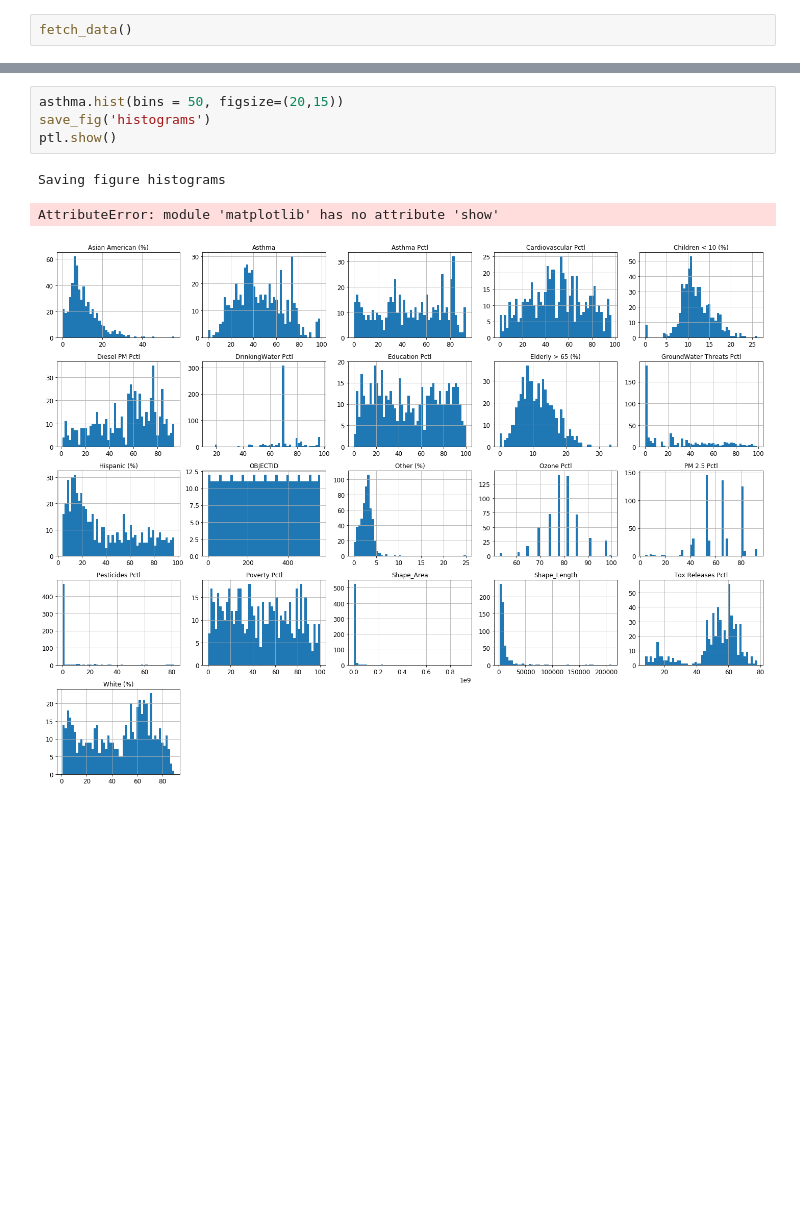
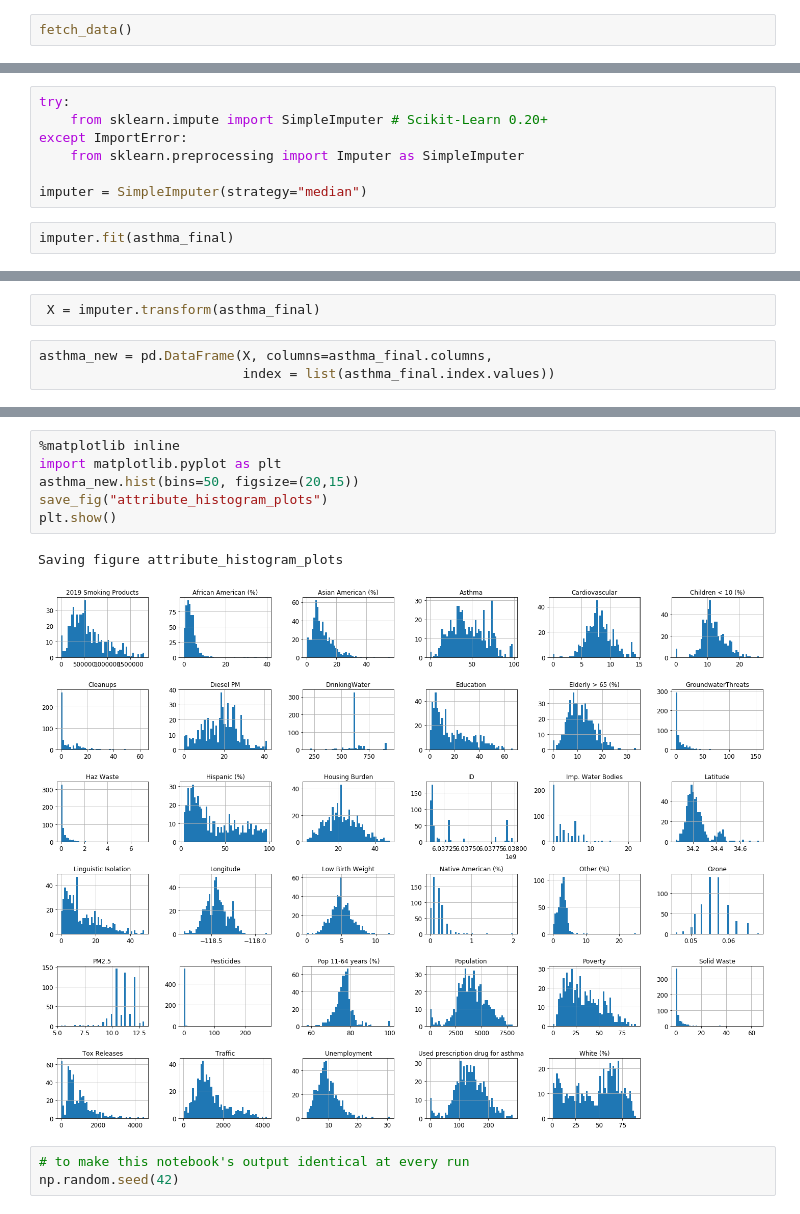
Before and after one commit to garridolecca/AsthmaGIS, a Jupyter notebook: Asthma Project.ipynb, the cells around one changed output, grey strips where cells are left out. Saved outputs shown, nothing was run; the diff lists cells and outputs as text; blank space fills up the shorter version.

```diff
--- a/Asthma Project.ipynb
+++ b/Asthma Project.ipynb
@@ -117,0 +315,9 @@ import matplotlib as ptl
+# %%
+try:
+    from sklearn.impute import SimpleImputer # Scikit-Learn 0.20+
+except ImportError:
+    from sklearn.preprocessing import Imputer as SimpleImputer
+
+imputer = SimpleImputer(strategy="median")
+# %%
+imputer.fit(asthma_final)
@@ -117,0 +327,5 @@ import matplotlib as ptl
+# %%
+ X = imputer.transform(asthma_final)
+# %%
+asthma_new = pd.DataFrame(X, columns=asthma_final.columns,
+                          index = list(asthma_final.index.values))
@@ -118,8 +352,12 @@ import matplotlib as ptl
 # %%
-asthma.hist(bins = 50, figsize=(20,15))
-save_fig('histograms')
-ptl.show()
+%matplotlib inline
+import matplotlib.pyplot as plt
+asthma_new.hist(bins=50, figsize=(20,15))
+save_fig("attribute_histogram_plots")
+plt.show()
 # %% [output]
-Saving figure histograms
+Saving figure attribute_histogram_plots
-AttributeError: module 'matplotlib' has no attribute 'show'
-[figure, old version]
+[figure, new version]
+# %%
+# to make this notebook's output identical at every run
+np.random.seed(42)
```
Also changed, not shown: parts of 44 cells of this notebook, 10 other files.
